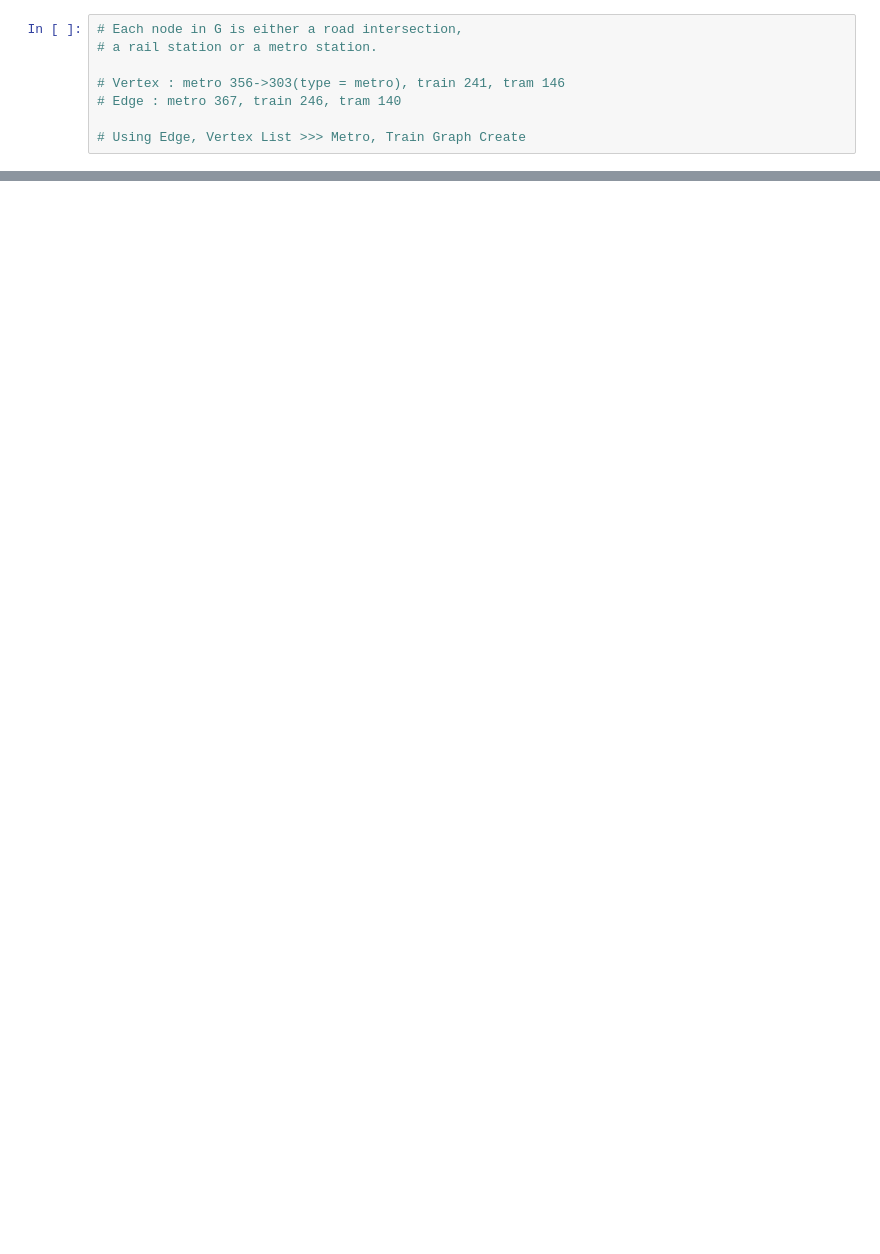
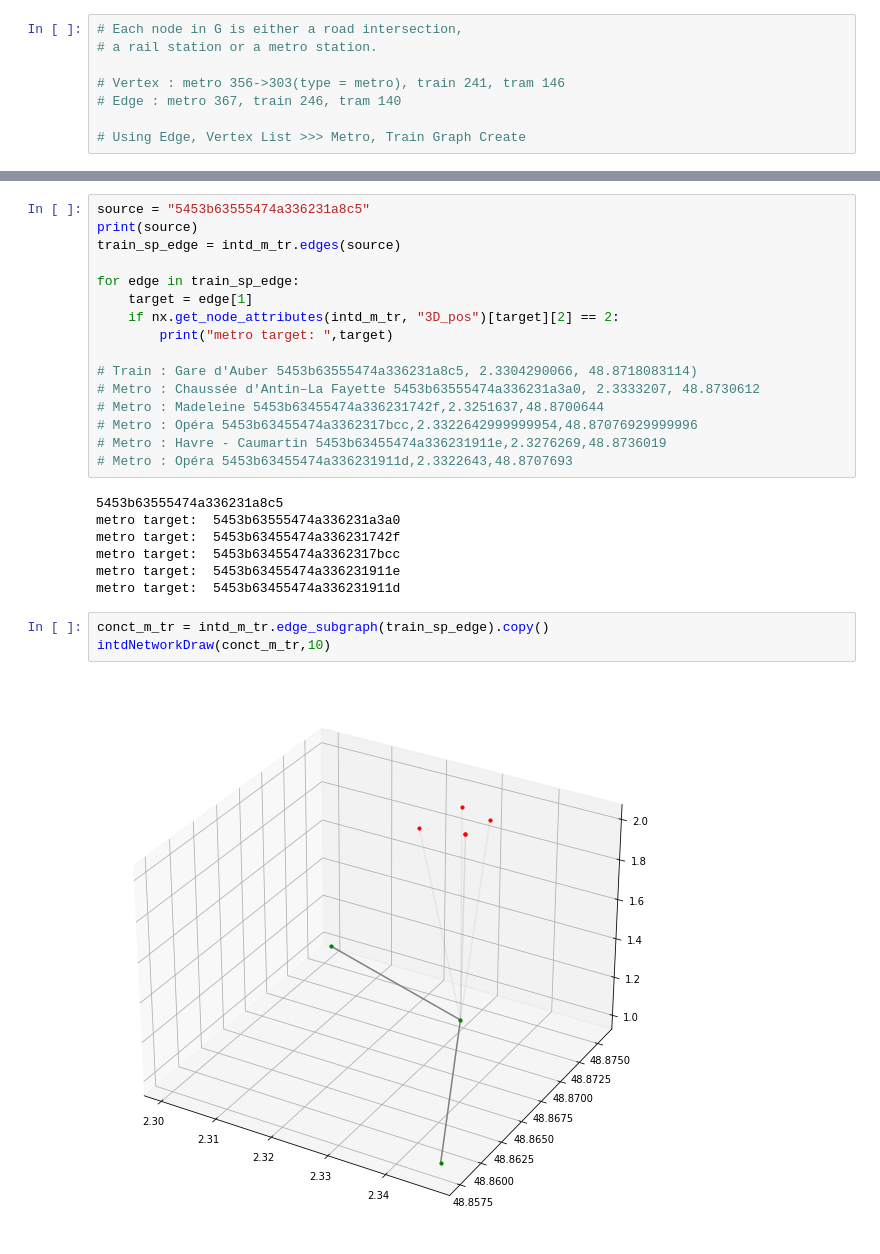
Before and after one commit to pbonazzi/network-cascade-failure, a Jupyter notebook: notebooks/gen_realnet.ipynb, the cells around one changed output, grey strips where cells are left out. Saved outputs shown, nothing was run; the diff lists cells and outputs as text; blank space fills up the shorter version.

```diff
--- a/notebooks/gen_realnet.ipynb
+++ b/notebooks/gen_realnet.ipynb
@@ -117,0 +168,28 @@ df = nx.to_pandas_adjacency(I)
+# %%
+source = "5453b63555474a336231a8c5"
+print(source)
+train_sp_edge = intd_m_tr.edges(source)
+
+for edge in train_sp_edge:
+    target = edge[1]
+    if nx.get_node_attributes(intd_m_tr, "3D_pos")[target][2] == 2:
+        print("metro target: ",target)
+
+# Train : Gare d'Auber 5453b63555474a336231a8c5, 2.3304290066, 48.8718083114)
+# Metro : Chaussée d'Antin–La Fayette 5453b63555474a336231a3a0, 2.3333207, 48.8730612
+# Metro : Madeleine 5453b63455474a336231742f,2.3251637,48.8700644
+# Metro : Opéra 5453b63455474a3362317bcc,2.3322642999999954,48.87076929999996
+# Metro : Havre - Caumartin 5453b63455474a336231911e,2.3276269,48.8736019
+# Metro : Opéra 5453b63455474a336231911d,2.3322643,48.8707693
+# %% [output]
+5453b63555474a336231a8c5
+metro target:  5453b63555474a336231a3a0
+metro target:  5453b63455474a336231742f
+metro target:  5453b63455474a3362317bcc
+metro target:  5453b63455474a336231911e
+metro target:  5453b63455474a336231911d
+# %%
+conct_m_tr = intd_m_tr.edge_subgraph(train_sp_edge).copy()
+intdNetworkDraw(conct_m_tr,10)
+# %% [output]
+[figure, added]
```
Also changed, not shown: parts of 34 cells of this notebook, 15 other files.
